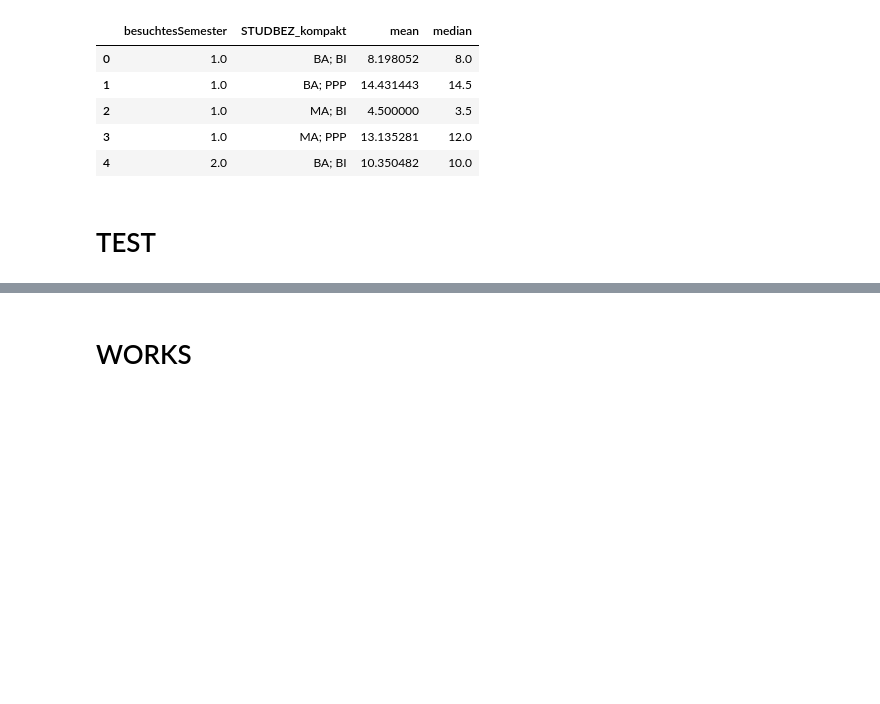
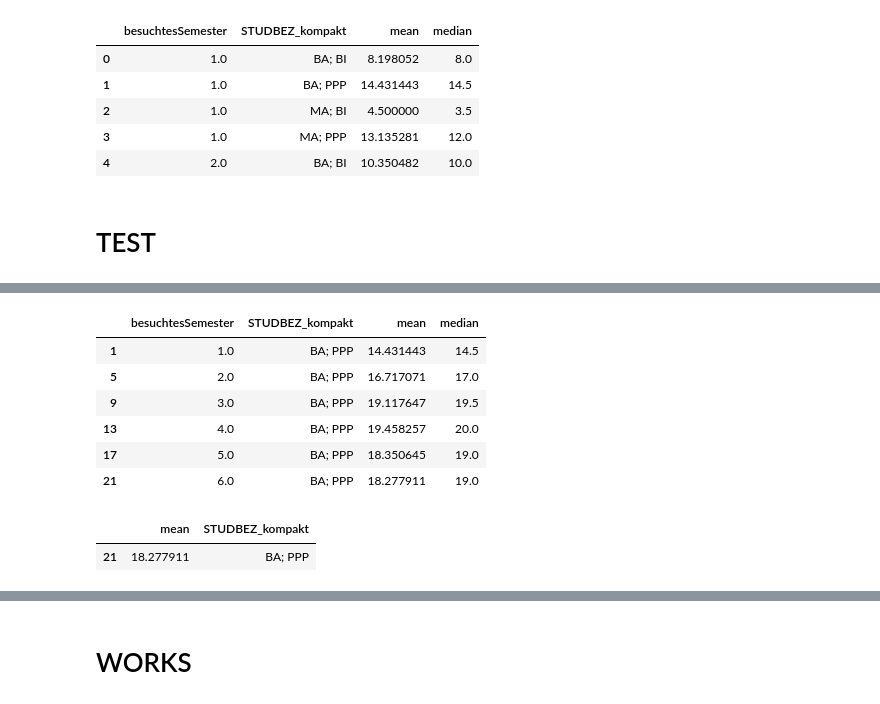
Before and after one commit to PeterAichinger-Fankhauser/datavis4ds, a Jupyter notebook: app_test.ipynb, the cells around one changed output, grey strips where cells are left out. Drawn from its saved outputs; the diff is of its cells as text; code cells hidden in the pictures; blank space fills up the shorter version.

```diff
--- a/app_test.ipynb
+++ b/app_test.ipynb
@@ -199,3 +182,27 @@ def create_lineplot_annotations_y(dataframe,
                         "size": 12},
                         showarrow=False))
     return(ants) # list of annotation dicts
+# %%
+dff
+# %% [output]
+|  | besuchtesSemester | STUDBEZ_kompakt | mean | median |
+| 1 | 1.0 | BA; PPP | 14.431443 | 14.5 |
+| 5 | 2.0 | BA; PPP | 16.717071 | 17.0 |
+| 9 | 3.0 | BA; PPP | 19.117647 | 19.5 |
+| 13 | 4.0 | BA; PPP | 19.458257 | 20.0 |
+| 17 | 5.0 | BA; PPP | 18.350645 | 19.0 |
+| 21 | 6.0 | BA; PPP | 18.277911 | 19.0 |
+# %%
+y_variable = "mean"
+group_variable = "STUDBEZ_kompakt"
+dataframe = dff
+max_sem_in_plot = 6
+
+y_heights = dataframe.loc[dataframe["besuchtesSemester"]==\
+        max_sem_in_plot][[y_variable, group_variable]]
+y_heights = y_heights.sort_values(by="mean", ascending=False)
+y_heights_mean = list(y_heights[y_variable])
+y_heights_labs = list(y_heights[group_variable])
+# %% [output]
+|  | mean | STUDBEZ_kompakt |
+| 21 | 18.277911 | BA; PPP |
```
Also changed, not shown: parts of 9 cells of this notebook, 7 other files.
